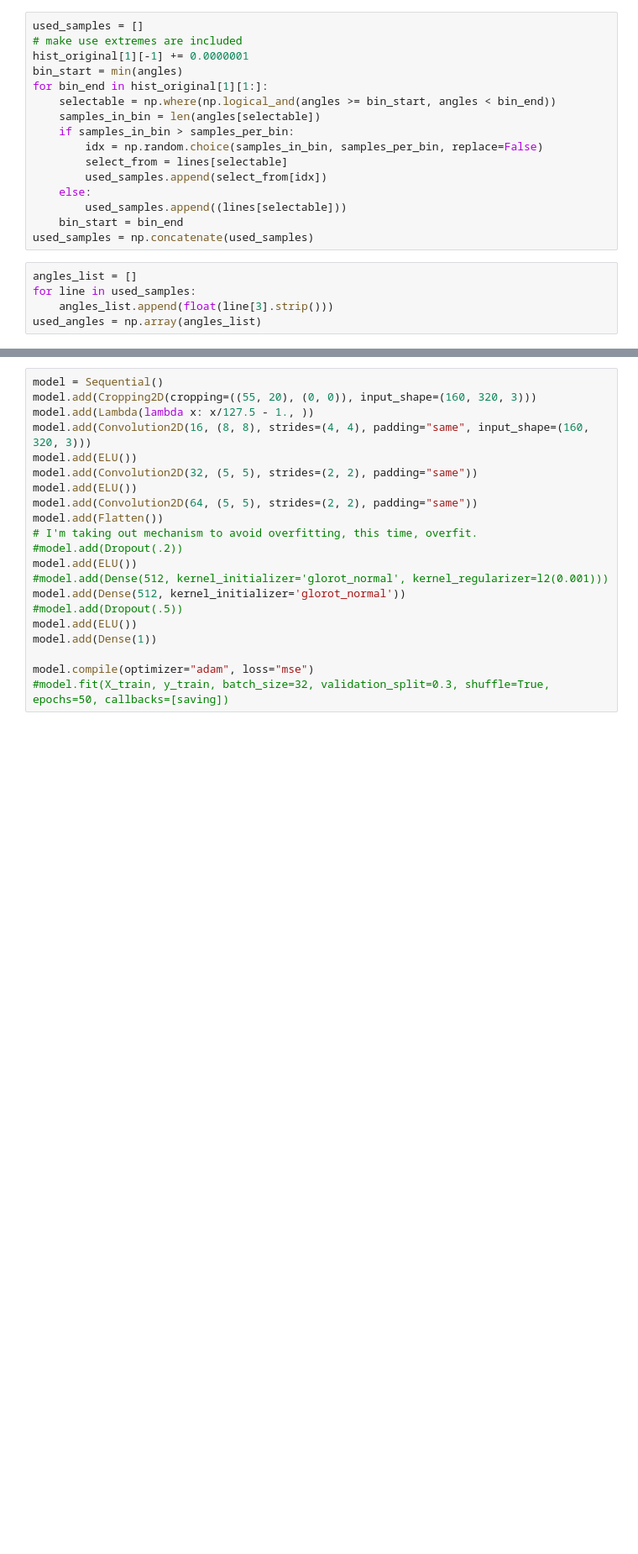
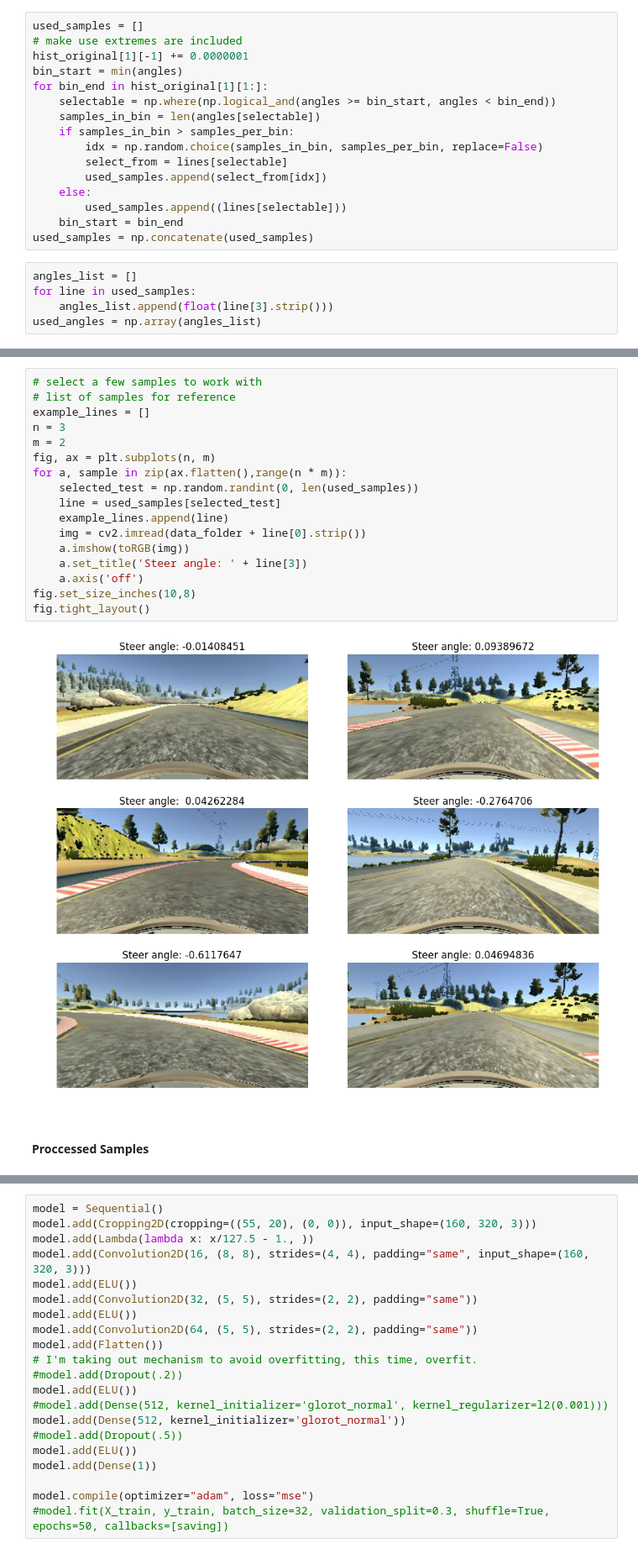
Before and after one commit to albertoferna/CarND-Behavioral-Cloning-P3, a Jupyter notebook: Final Model.ipynb, the cells around one changed output, grey strips where cells are left out. Shown at 84% size. Saved outputs shown, nothing was run; the diff lists cells and outputs as text; blank space fills up the shorter version.

```diff
--- a/Final Model.ipynb
+++ b/Final Model.ipynb
@@ -100,3 +88,24 @@ From here on I'm going to overtrain a model to check it.
+# %%
+# select a few samples to work with
+# list of samples for reference
+example_lines = []
+n = 3
+m = 2
+fig, ax = plt.subplots(n, m)
+for a, sample in zip(ax.flatten(),range(n * m)):
+    selected_test = np.random.randint(0, len(used_samples))
+    line = used_samples[selected_test]
+    example_lines.append(line)
+    img = cv2.imread(data_folder + line[0].strip())
+    a.imshow(toRGB(img))
+    a.set_title('Steer angle: ' + line[3])
+    a.axis('off')
+fig.set_size_inches(10,8)
+fig.tight_layout()
+# %% [output]
+[figure, added]
+# %% [markdown]
+#### Proccessed Samples
 # %%
 from keras.models import Sequential
 from keras.layers import Dense, Dropout, Flatten, Lambda, ELU
```
Also changed, not shown: parts of 18 cells of this notebook.
